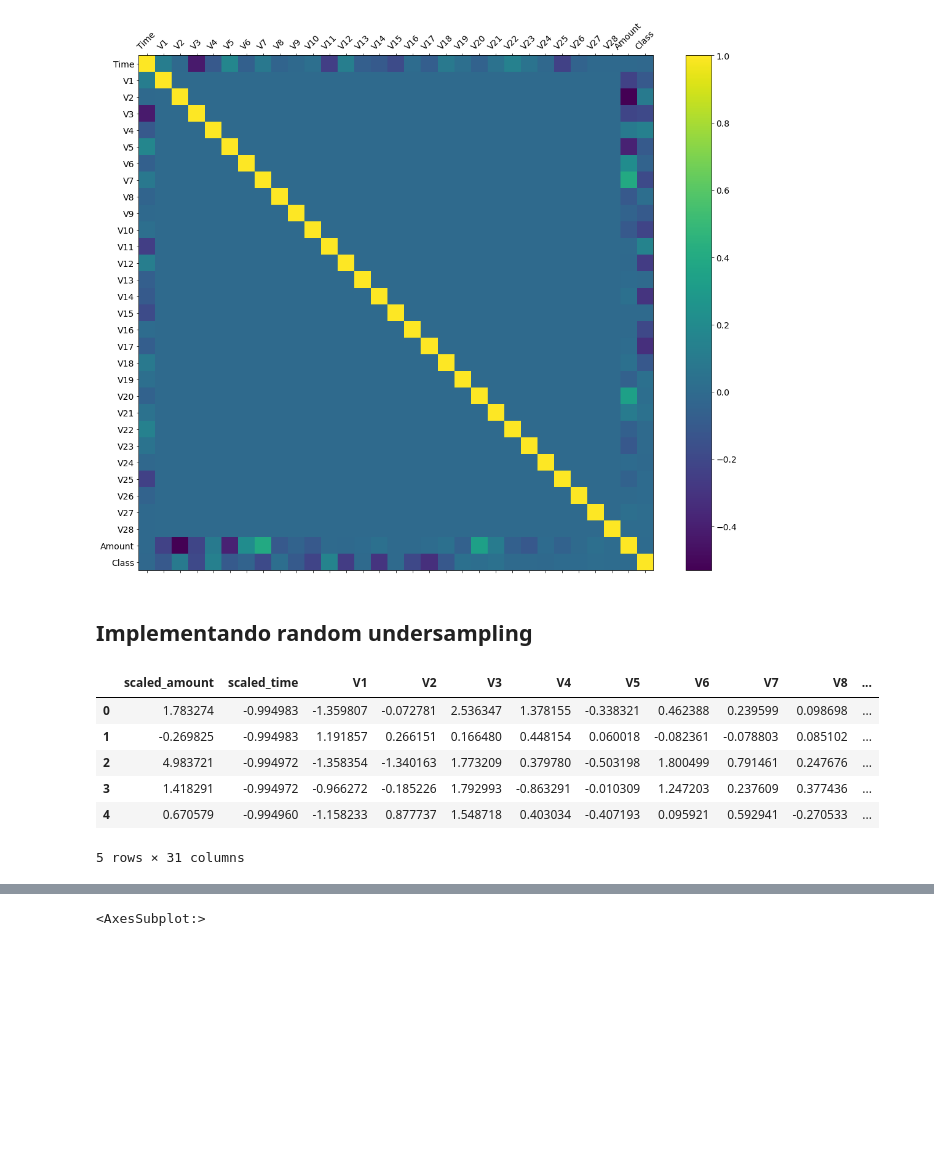
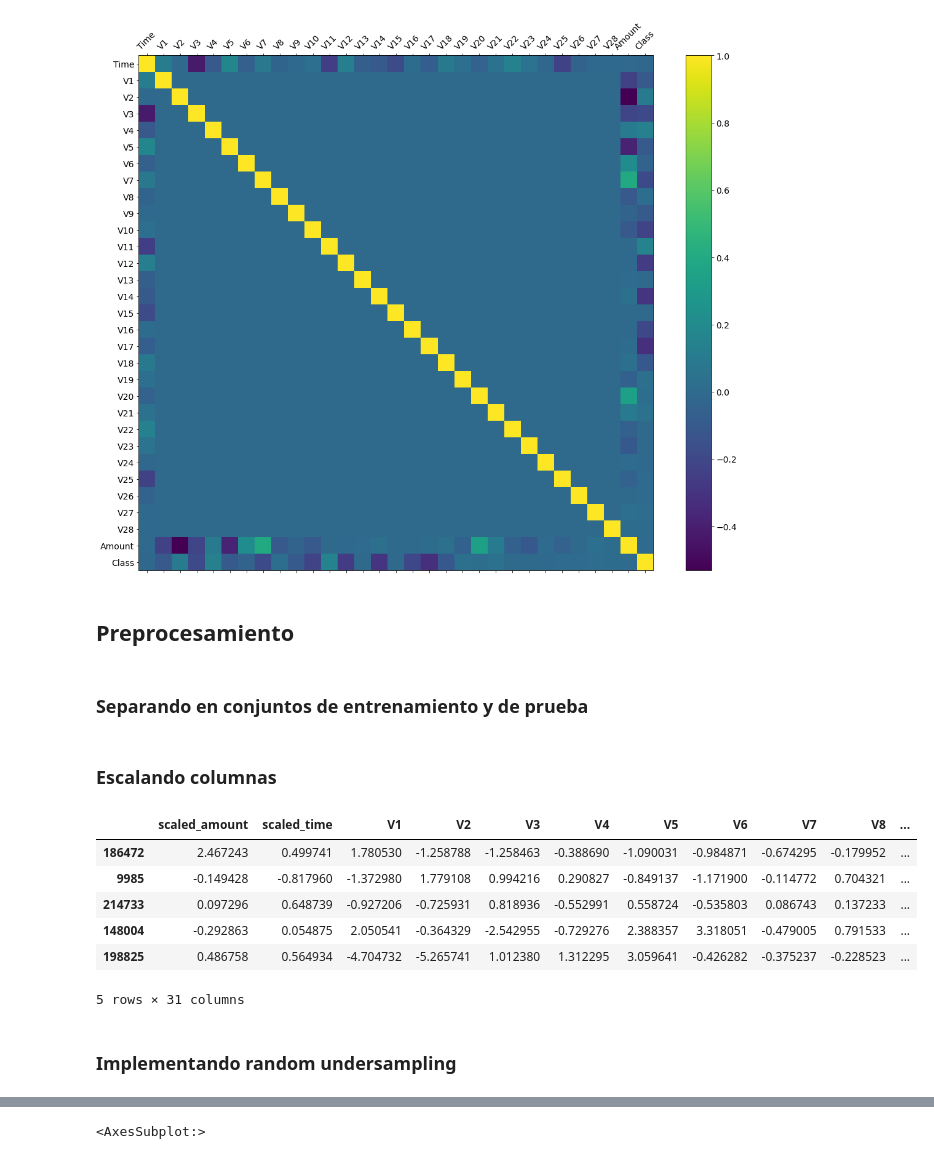
Before and after one commit to gamanc/AnomalyDetection, a Jupyter notebook: AnomalyDetection.ipynb, the cells around one changed output, grey strips where cells are left out. Cells and saved outputs as stored; diff of their text form; code cells hidden in the pictures; blank space fills up the shorter version.

Commit message:
Refactor undersampling of data
Splitting training and test sets before resampling

Updated scaling to new changes

```diff
--- a/AnomalyDetection.ipynb
+++ b/AnomalyDetection.ipynb
@@ -7,7 +7,7 @@ import pandas as pd
 import matplotlib.pyplot as plt
 import pylab
 # %%
-df = pd.read_csv('creditcard.csv')
+df = pd.read_csv('input/creditcard.csv')
 # %%
 df.head()
 # %% [output]
@@ -67,5 +67,43 @@ cb = plt.colorbar()
 cb.ax.tick_params(labelsize=14)
 # %% [output]
 [figure]
+# %% [markdown]
+## Preprocesamiento
+# %% [markdown]
+### Separando en conjuntos de entrenamiento y de prueba
+# %%
+from sklearn.model_selection import train_test_split
+
+X = df.drop('Class', axis=1)
+y = df['Class']
+
+# Generando conjuntos
+X_train, X_test, y_train, y_test = train_test_split(X, y, test_size=1/3, random_state=42)
+
+train_data = pd.concat([X_train, y_train], axis=1)
+test_data = pd.concat([X_test, y_test], axis=1)
+# %% [markdown]
+### Escalando columnas
+# %%
+from sklearn.preprocessing import RobustScaler
+
+robust_scaler = RobustScaler()
+
+scaled_train_amount = robust_scaler.fit_transform(train_data['Amount'].values.reshape(-1,1))
+scaled_train_time = robust_scaler.fit_transform(train_data['Time'].values.reshape(-1,1))
+
+train_data.drop(['Amount', 'Time'], axis=1, inplace=True)
+train_data.insert(0, 'scaled_amount', scaled_train_amount)
+train_data.insert(1, 'scaled_time', scaled_train_time)
+
+train_data.head()
+# %% [output]
+|  | scaled_amount | scaled_time | V1 | V2 | V3 | V4 | V5 | V6 | V7 | V8 | ... |
+| 186472 | 2.467243 | 0.499741 | 1.780530 | -1.258788 | -1.258463 | -0.388690 | -1.090031 | -0.984871 | -0.674295 | -0.179952 | ... |
+| 9985 | -0.149428 | -0.817960 | -1.372980 | 1.779108 | 0.994216 | 0.290827 | -0.849137 | -1.171900 | -0.114772 | 0.704321 | ... |
+| 214733 | 0.097296 | 0.648739 | -0.927206 | -0.725931 | 0.818936 | -0.552991 | 0.558724 | -0.535803 | 0.086743 | 0.137233 | ... |
+| 148004 | -0.292863 | 0.054875 | 2.050541 | -0.364329 | -2.542955 | -0.729276 | 2.388357 | 3.318051 | -0.479005 | 0.791533 | ... |
+| 198825 | 0.486758 | 0.564934 | -4.704732 | -5.265741 | 1.012380 | 1.312295 | 3.059641 | -0.426282 | -0.375237 | -0.228523 | ... |
+5 rows × 31 columns
 # %% [markdown]
-## Implementando random undersampling
+### Implementando random undersampling
@@ -81,17 +109,0 @@ df.drop(['Time','Amount'], axis=1, inplace=True)
-# %%
-scaled_amount = df['scaled_amount']
-scaled_time = df['scaled_time']
-
-df.drop(['scaled_amount', 'scaled_time'], axis=1, inplace=True)
-df.insert(0, 'scaled_amount', scaled_amount)
-df.insert(1, 'scaled_time', scaled_time)
-
-df.head()
-# %% [output]
-|  | scaled_amount | scaled_time | V1 | V2 | V3 | V4 | V5 | V6 | V7 | V8 | ... |
-| 0 | 1.783274 | -0.994983 | -1.359807 | -0.072781 | 2.536347 | 1.378155 | -0.338321 | 0.462388 | 0.239599 | 0.098698 | ... |
-| 1 | -0.269825 | -0.994983 | 1.191857 | 0.266151 | 0.166480 | 0.448154 | 0.060018 | -0.082361 | -0.078803 | 0.085102 | ... |
-| 2 | 4.983721 | -0.994972 | -1.358354 | -1.340163 | 1.773209 | 0.379780 | -0.503198 | 1.800499 | 0.791461 | 0.247676 | ... |
-| 3 | 1.418291 | -0.994972 | -0.966272 | -0.185226 | 1.792993 | -0.863291 | -0.010309 | 1.247203 | 0.237609 | 0.377436 | ... |
-| 4 | 0.670579 | -0.994960 | -1.158233 | 0.877737 | 1.548718 | 0.403034 | -0.407193 | 0.095921 | 0.592941 | -0.270533 | ... |
-5 rows × 31 columns
```
Also changed, not shown: parts of 16 cells of this notebook.
